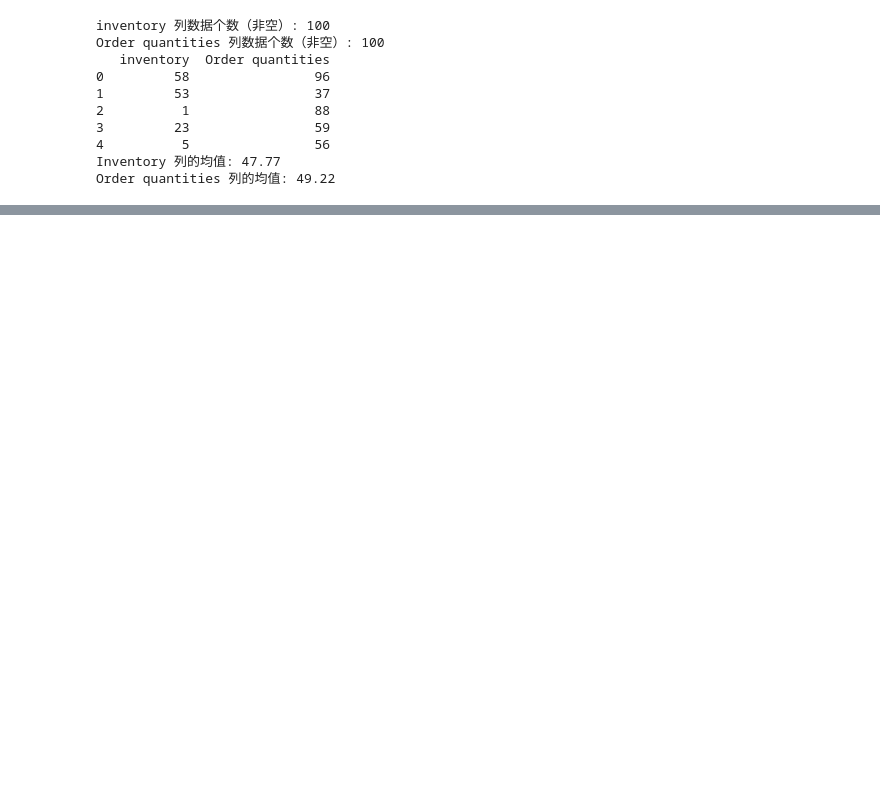
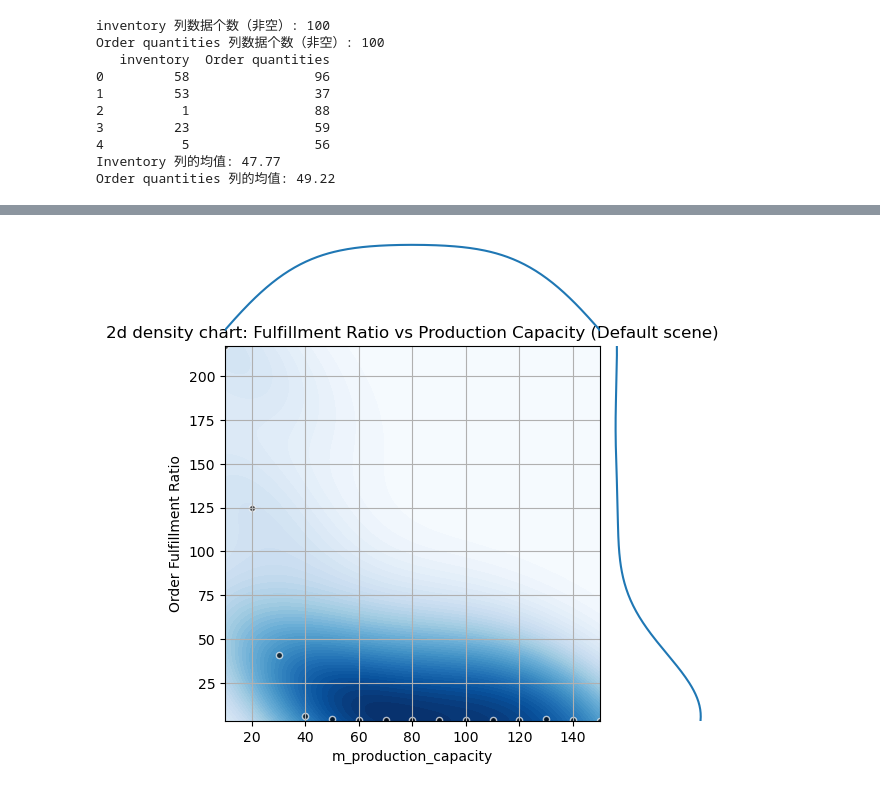
Before and after one commit to ShengGao67/SCNN, a Jupyter notebook: new model.ipynb, the cells around one changed output, grey strips where cells are left out. Drawn from its saved outputs; the diff is of its cells as text; code cells hidden in the pictures; blank space fills up the shorter version.

```diff
--- a/new model.ipynb
+++ b/new model.ipynb
@@ -50,15 +48,15 @@ Order quantities 列的均值: 49.22
 df = pd.read_csv("SCN/DataCoSupplyChainDataset.csv", encoding="latin1")
 df = df[["Customer Id", "Latitude", "Longitude"]]
 df_unique = df.drop_duplicates()
-df_sample = df_unique.sample(n=20, random_state=43)
+df_sample = df_unique.sample(n=40, random_state=43)
 
 # 3. 先利用 rank 得到初始坐标，保证原始数据不同对应不同数值
 df_sample["x"] = df_sample["Latitude"].rank(method="dense", ascending=True).astype(int)
 df_sample["y"] = df_sample["Longitude"].rank(method="dense", ascending=True).astype(int)
 
 # 4. 将坐标缩放：简单的除以2，再取整，使数值变小
-df_sample["x"] = np.ceil(df_sample["x"] / 2).astype(int)
-df_sample["y"] = np.ceil(df_sample["y"] / 2).astype(int)
+df_sample["x"] = np.ceil(df_sample["x"] / 4).astype(int)
+df_sample["y"] = np.ceil(df_sample["y"] / 4).astype(int)
 
 # 5. 去重：若缩放后出现多个点落在同一格，则只保留一条记录
 df_final = df_sample.drop_duplicates(subset=["x", "y"])
@@ -886,0 +1856,65 @@ Running scenario: Strategy D
+# %%
+from scipy.stats import gaussian_kde
+
+def plot_2d_density(x, y, xlabel, ylabel, title):
+    """
+    x, y         -- 一维 numpy 数组，表示要绘制的散点坐标
+    xlabel, ylabel, title -- 图上对应的标签和标题
+    """
+    # 1) 计算点的联合密度
+    xy = np.vstack([x, y])
+    kde = gaussian_kde(xy)
+
+    # 2) 在一个规则网格上评估密度
+    xi, yi = np.mgrid[x.min():x.max():200j, y.min():y.max():200j]
+    zi = kde(np.vstack([xi.ravel(), yi.ravel()])).reshape(xi.shape)
+
+    # 3) 构建带边缘坐标的小提琴图布局
+    fig = plt.figure(figsize=(6, 6))
+    gs = fig.add_gridspec(2, 2,
+                          width_ratios=(4, 1),
+                          height_ratios=(1, 4),
+                          left=0.1, right=0.9,
+                          bottom=0.1, top=0.9,
+                          wspace=0.05, hspace=0.05)
+    ax_main = fig.add_subplot(gs[1, 0])
+    ax_xhist = fig.add_subplot(gs[0, 0], sharex=ax_main)
+    ax_yhist = fig.add_subplot(gs[1, 1], sharey=ax_main)
+
+    # 4) 主图：等高线密度 + 原始散点
+    ax_main.contourf(xi, yi, zi, levels=50, cmap='Blues')
+    ax_main.scatter(x, y, c='k', s=20, edgecolor='white', alpha=0.7)
+    ax_main.set_xlabel(xlabel)
+    ax_main.set_ylabel(ylabel)
+    ax_main.set_title(title)
+    ax_main.grid(True)
+
+    # 5) 上侧边缘密度
+    kde_x = gaussian_kde(x)
+    x_vals = np.linspace(x.min(), x.max(), 200)
+    ax_xhist.plot(x_vals, kde_x(x_vals))
+    ax_xhist.axis('off')
+
+    # 6) 右侧边缘密度
+    kde_y = gaussian_kde(y)
+    y_vals = np.linspace(y.min(), y.max(), 200)
+    ax_yhist.plot(kde_y(y_vals), y_vals)
+    ax_yhist.axis('off')
+
+    plt.show()
+
+
+# === 调用示例 ===
+# 假设你已经得到了 metrics_mprod 字典
+# x 方向用 m_production_capacity，y 方向用 Order Fulfillment Ratio
+x = np.array([t[0] for t in metrics_mprod['Default']])
+y = np.array([t[2] for t in metrics_mprod['Default']])
+
+plot_2d_density(
+    x, y,
+    xlabel='m_production_capacity',
+    ylabel='Order Fulfillment Ratio',
+    title='2d density chart: Fulfillment Ratio vs Production Capacity (Default scene)'
+)
+# %% [output]
+[figure, added]
```
Also changed, not shown: parts of 17 cells of this notebook, 2 other files.
